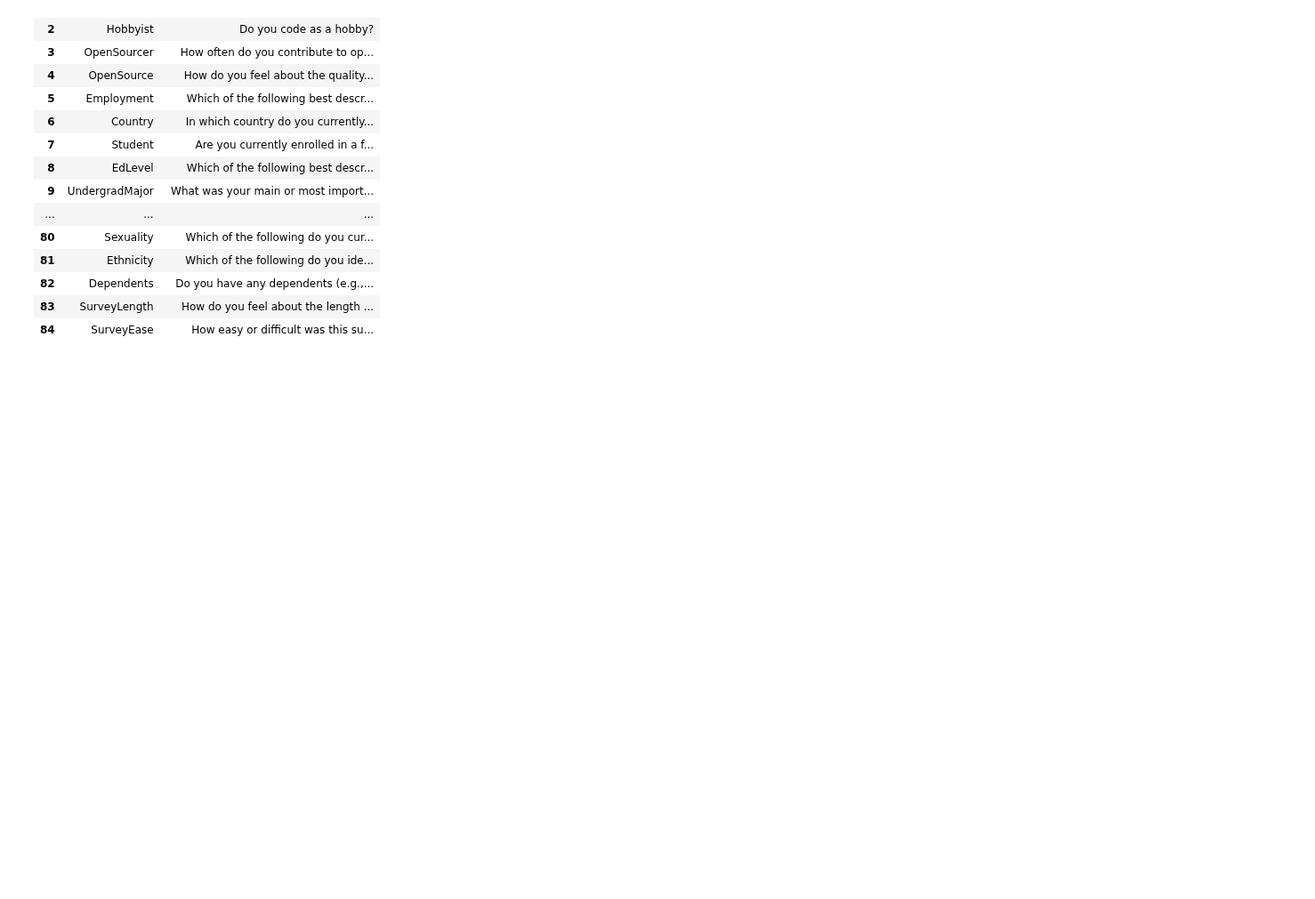
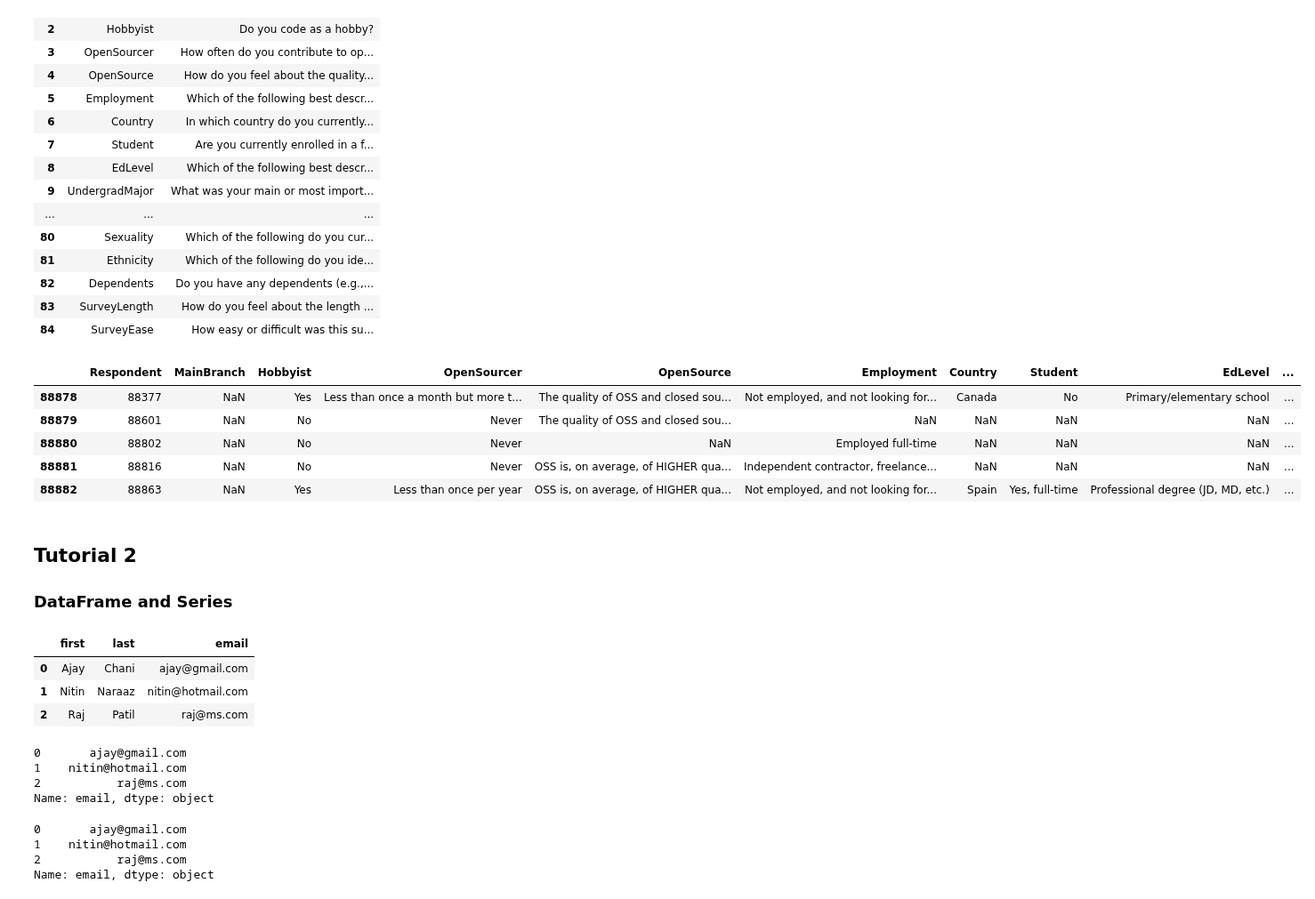
Before and after one commit to achani/data_analysis, a Jupyter notebook: src/pandas_demo.ipynb, the cells around one changed output. Shown at 89% size. Cells and saved outputs as stored; diff of their text form; code cells hidden in the pictures; blank space fills up the shorter version.

Commit message:
Finished Tutorial 2

```diff
--- a/src/pandas_demo.ipynb
+++ b/src/pandas_demo.ipynb
@@ -54,3 +56,16 @@ schema_df
 | 82 | Dependents | Do you have any dependents (e.g.,... |
 | 83 | SurveyLength | How do you feel about the length ... |
 | 84 | SurveyEase | How easy or difficult was this su... |
+# %%
+df.head(10)
+df.tail()
+# %% [output]
+|  | Respondent | MainBranch | Hobbyist | OpenSourcer | OpenSource | Employment | Country | Student | EdLevel | ... |
+| 88878 | 88377 | NaN | Yes | Less than once a month but more t... | The quality of OSS and closed sou... | Not employed, and not looking for... | Canada | No | Primary/elementary school | ... |
+| 88879 | 88601 | NaN | No | Never | The quality of OSS and closed sou... | NaN | NaN | NaN | NaN | ... |
+| 88880 | 88802 | NaN | No | Never | NaN | Employed full-time | NaN | NaN | NaN | ... |
+| 88881 | 88816 | NaN | No | Never | OSS is, on average, of HIGHER qua... | Independent contractor, freelance... | NaN | NaN | NaN | ... |
+| 88882 | 88863 | NaN | Yes | Less than once per year | OSS is, on average, of HIGHER qua... | Not employed, and not looking for... | Spain | Yes, full-time | Professional degree (JD, MD, etc.) | ... |
+# %% [markdown]
+## Tutorial 2
+### DataFrame and Series
@@ -56,0 +81,25 @@ schema_df
+# %%
+df_temp
+# %% [output]
+|  | first | last | email |
+| 0 | Ajay | Chani | ajay@gmail.com |
+| 1 | Nitin | Naraaz | nitin@hotmail.com |
+| 2 | Raj | Patil | raj@ms.com |
+# %%
+#Access a column just like a key in a dictionary
+df_temp['email']
+# %% [output]
+0       ajay@gmail.com
+1    nitin@hotmail.com
+2           raj@ms.com
+Name: email, dtype: object
+# %%
+#Type of the column is "pandas.core.series.Series" => a One Dimensional Array
+type(df_temp['email'])
+#can also use "." but better to use first method as . notation may cause errors like column name clashing with a method of DataFrame.
+df_temp.email
+# %% [output]
+0       ajay@gmail.com
+1    nitin@hotmail.com
+2           raj@ms.com
+Name: email, dtype: object
```
Also changed, not shown: parts of 17 cells of this notebook.
